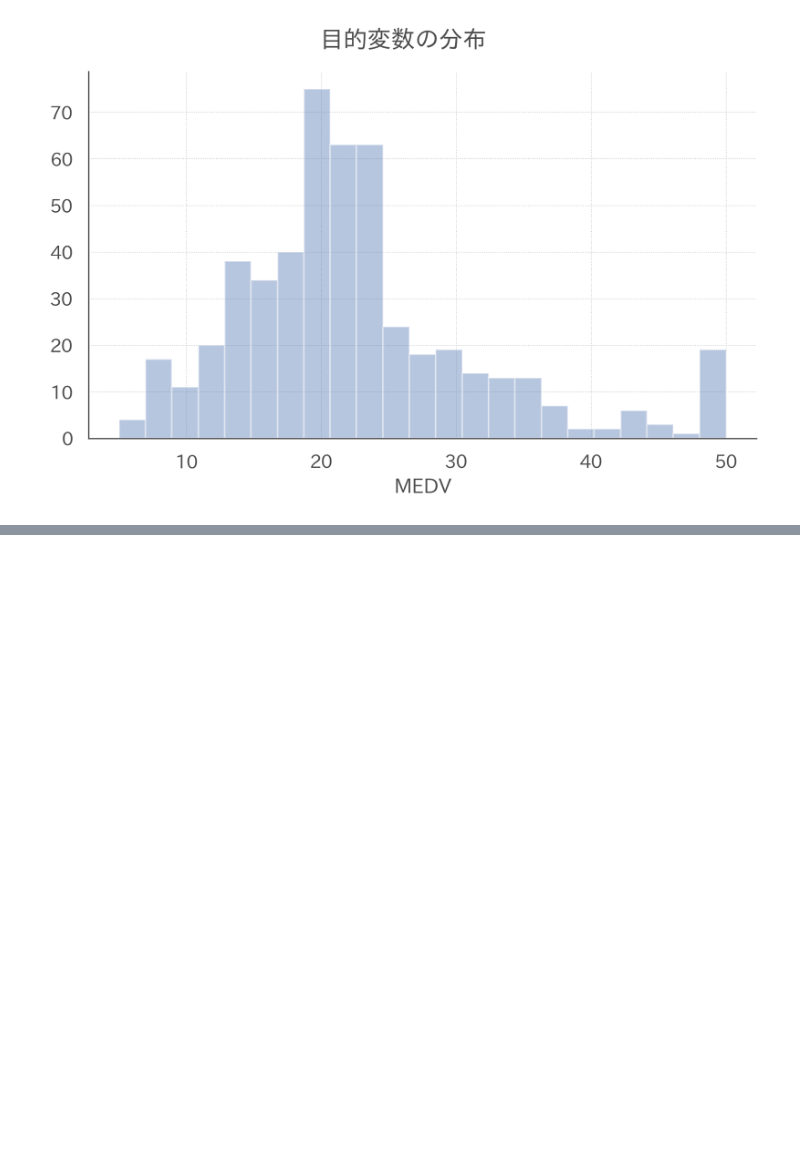
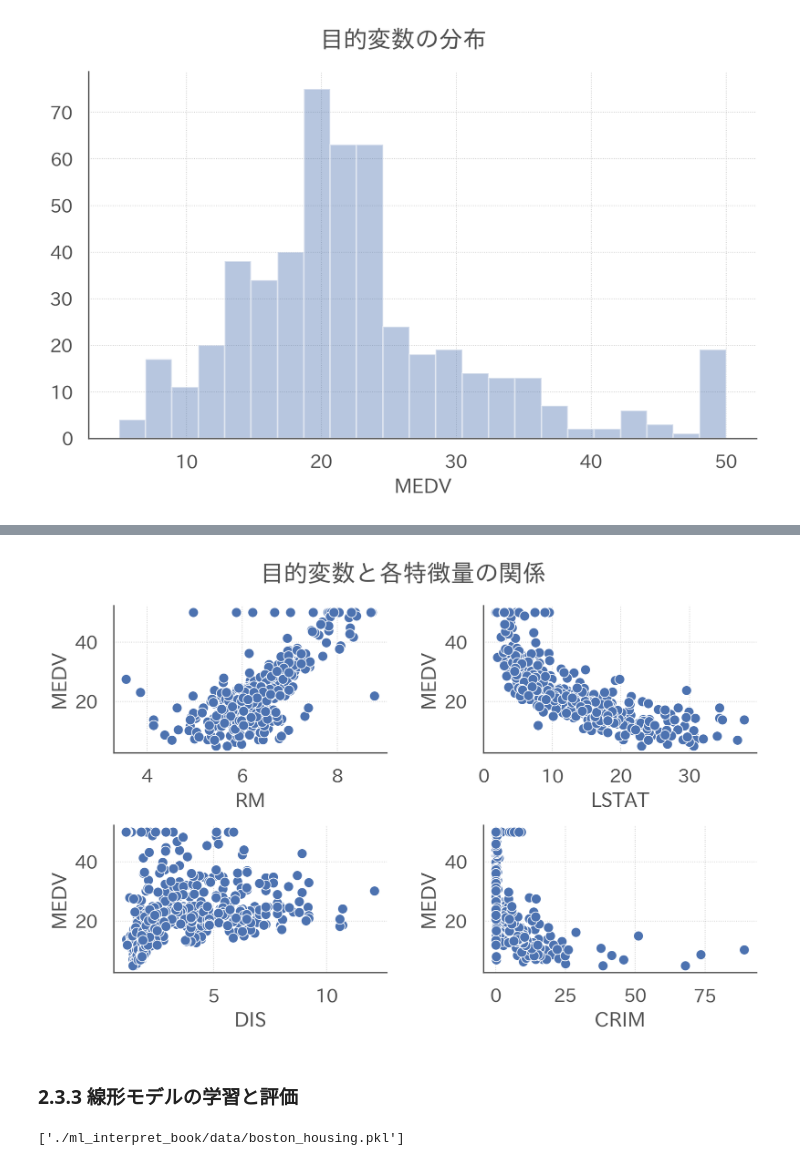
Before and after one commit to matsunori39/ml_interpret_book, a Jupyter notebook: ml_interpret_book.ipynb, the cells around one changed output, grey strips where cells are left out. Drawn from its saved outputs; the diff is of its cells as text; code cells hidden in the pictures; blank space fills up the shorter version.

```diff
--- a/ml_interpret_book.ipynb
+++ b/ml_interpret_book.ipynb
@@ -70,0 +81,24 @@ plot_histgram(y, title="目的変数の分布", x_label="MEDV")
+# %%
+def plot_scatters(X, y, title=None):
+  """目的変数と特徴量の散布図を作成"""
+
+  cols = X.columns
+  fig, axes = plt.subplots(nrows=2, ncols=2)
+
+  for ax, c in zip(axes.ravel(), cols):
+    sns.scatterplot(X[c], y, ci=None, ax=ax)
+    ax.set(ylabel="MEDV")
+
+  fig.suptitle(title)
+
+  fig.show()
+# %%
+plot_scatters(
+    X[["RM", "LSTAT", "DIS", "CRIM"]],
+    y,
+    title="目的変数と各特徴量の関係"
+)
+# %% [output]
+[figure, added]
+# %% [markdown]
+### 2.3.3 線形モデルの学習と評価
@@ -70,0 +113,8 @@ plot_histgram(y, title="目的変数の分布", x_label="MEDV")
+# %%
+# あとで使えるようにデータを書き出しておく
+joblib.dump(
+    [X_train, X_test, y_train, y_test],
+    filename="./ml_interpret_book/data/boston_housing.pkl"
+)
+# %% [output]
+['./ml_interpret_book/data/boston_housing.pkl']
```
Also changed, not shown: parts of 6 cells of this notebook.
